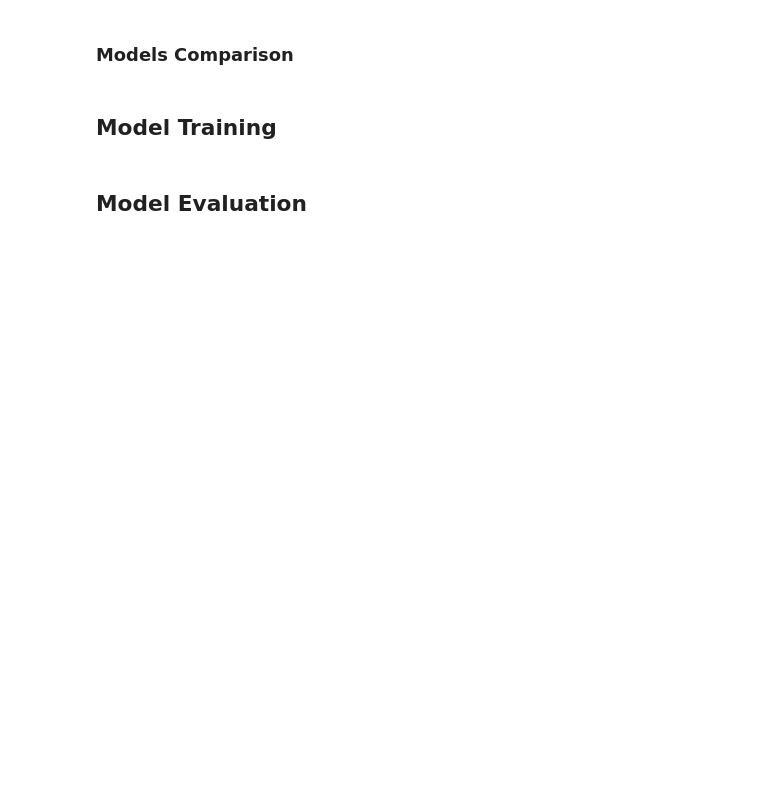
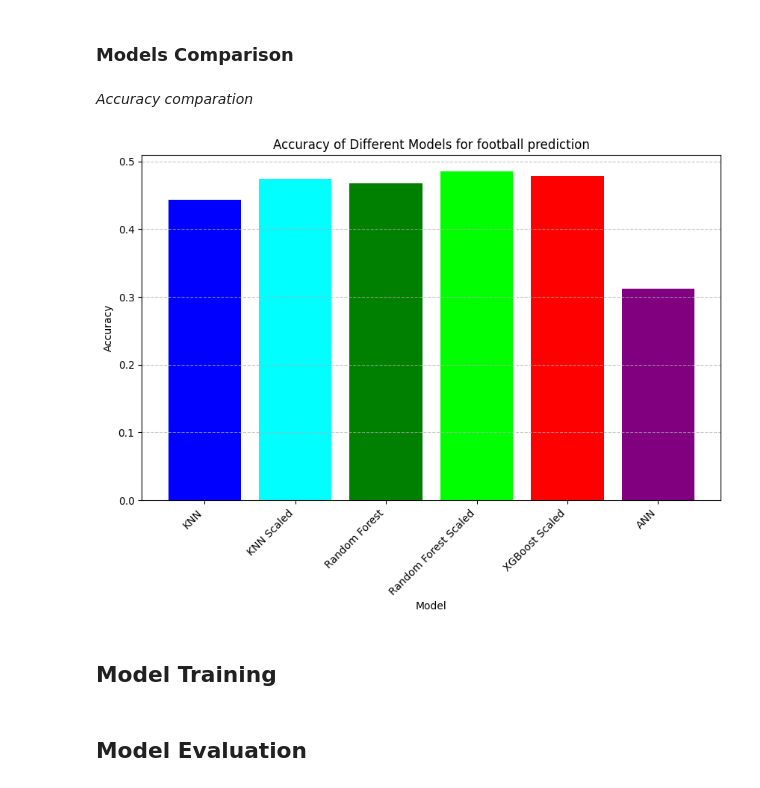
Before and after one commit to Checho019/data-science-football-project, a Jupyter notebook: data_science_football_project/notebooks/football_Project.ipynb, the cells around one changed output. Saved outputs shown, nothing was run; the diff lists cells and outputs as text; code cells hidden in the pictures; blank space fills up the shorter version.

Commit message:
graphics

```diff
--- a/data_science_football_project/notebooks/football_Project.ipynb
+++ b/data_science_football_project/notebooks/football_Project.ipynb
@@ -259,5 +264,6 @@ rf = RandomForestClassifier(n_estimators=100, random_state=42)
 rf.fit(X_train, Y_train)
 
 y_hat = rf.predict(X_test)
-accuracy_score(Y_test, y_hat)
+rf_accuracy=accuracy_score(Y_test, y_hat)
+print("rf accuracy: ",rf_accuracy)
 # %% [output]
@@ -334,7 +346,7 @@ print(X.shape)
 # %%
 knn = KNeighborsClassifier(n_neighbors=200)
 knn.fit(X_train, Y_train)
-
 y_hat = knn.predict(X_test)
-accuracy_score(Y_test, y_hat)
+knn_scaled_accuracy=accuracy_score(Y_test, y_hat)
+print("knn scaled accuracy: ",knn_scaled_accuracy)
 # %% [output]
@@ -386,5 +398,6 @@ xgb = XGBClassifier(params)
 xgb.fit(X_train, Y_train)
 
 y_hat = xgb.predict(X_test)
-accuracy_score(Y_test, y_hat)
+xgb_scaled_accuracy=accuracy_score(Y_test, y_hat)
+print("xgb scaled accuracy: ",xgb_scaled_accuracy)
 # %% [output]
@@ -460,4 +473,4 @@ Epoch 20/20
 # %%
-loss, accuracy = ann.evaluate(X_test, Y_test)
-print("Accuracy:", accuracy)
+loss, ann_accuracy = ann.evaluate(X_test, Y_test)
+print("Accuracy:", ann_accuracy)
 # %% [output]
@@ -470,3 +481,32 @@ Accuracy: 0.4786238372325897
+# %% [markdown]
+_Accuracy comparation_
+# %%
+import matplotlib.pyplot as plt
+# Nombres de los modelos
+models = ['KNN', 'KNN Scaled', 'Random Forest', 'Random Forest Scaled', 'XGBoost Scaled', 'ANN']
+
+# Precisión de los modelos
+accuracies = [knn_accuracy, knn_scaled_accuracy, rf_accuracy, rf_scaled_accuracy, xgb_scaled_accuracy, ann_accuracy]
+
+# Crear la gráfica de barras
+plt.figure(figsize=(10, 6))
+bars = plt.bar(models, accuracies, color=['blue', 'cyan', 'green', 'lime', 'red', 'purple'])
+
+# Añadir título y etiquetas
+plt.title('Accuracy of Different Models for football prediction')
+plt.xlabel('Model')
+plt.ylabel('Accuracy')
+
+# Rotar etiquetas del eje x
+plt.xticks(rotation=45, ha='right')
+
+# Añadir cuadrícula
+plt.grid(axis='y', linestyle='--', alpha=0.7)
+
+# Mostrar la gráfica
+plt.show()
+# %% [output]
+[figure, added]
 # %% [markdown]
 ## Model Training
 # %%
```
Also changed, not shown: parts of 30 cells of this notebook, 4 other files.
